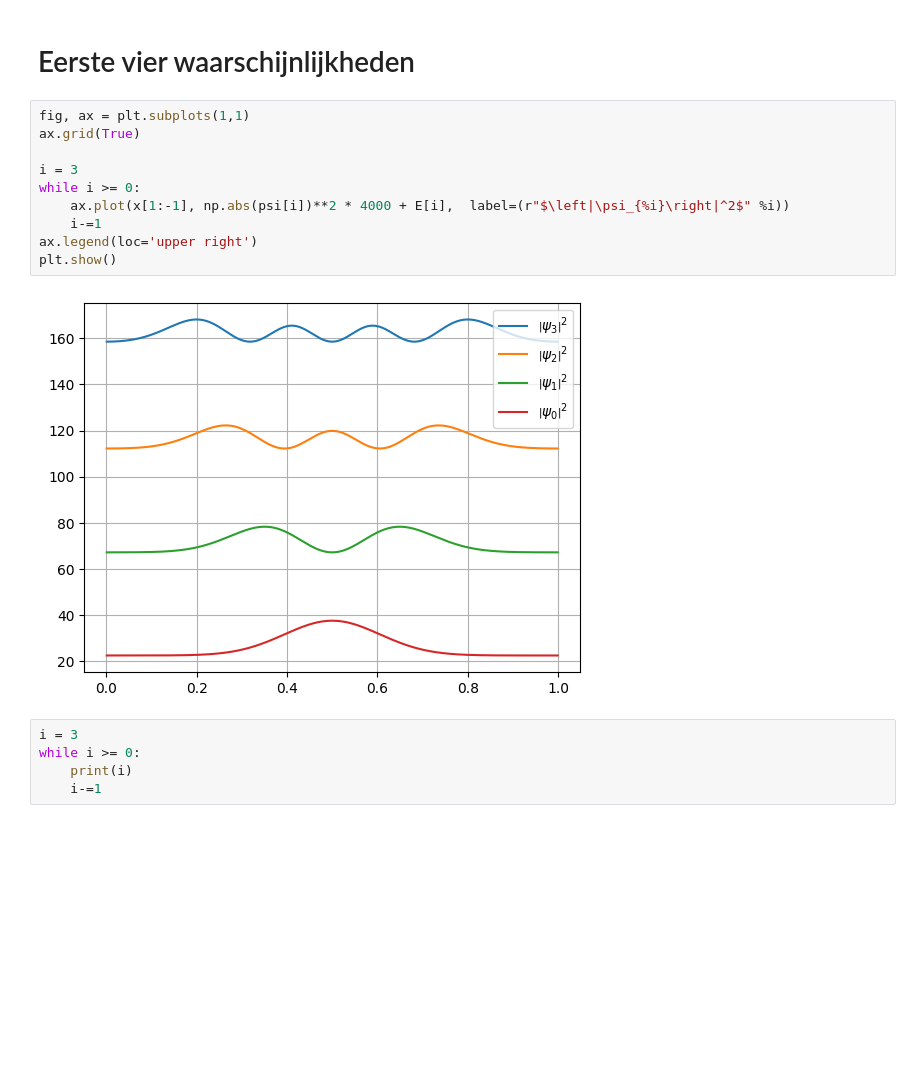
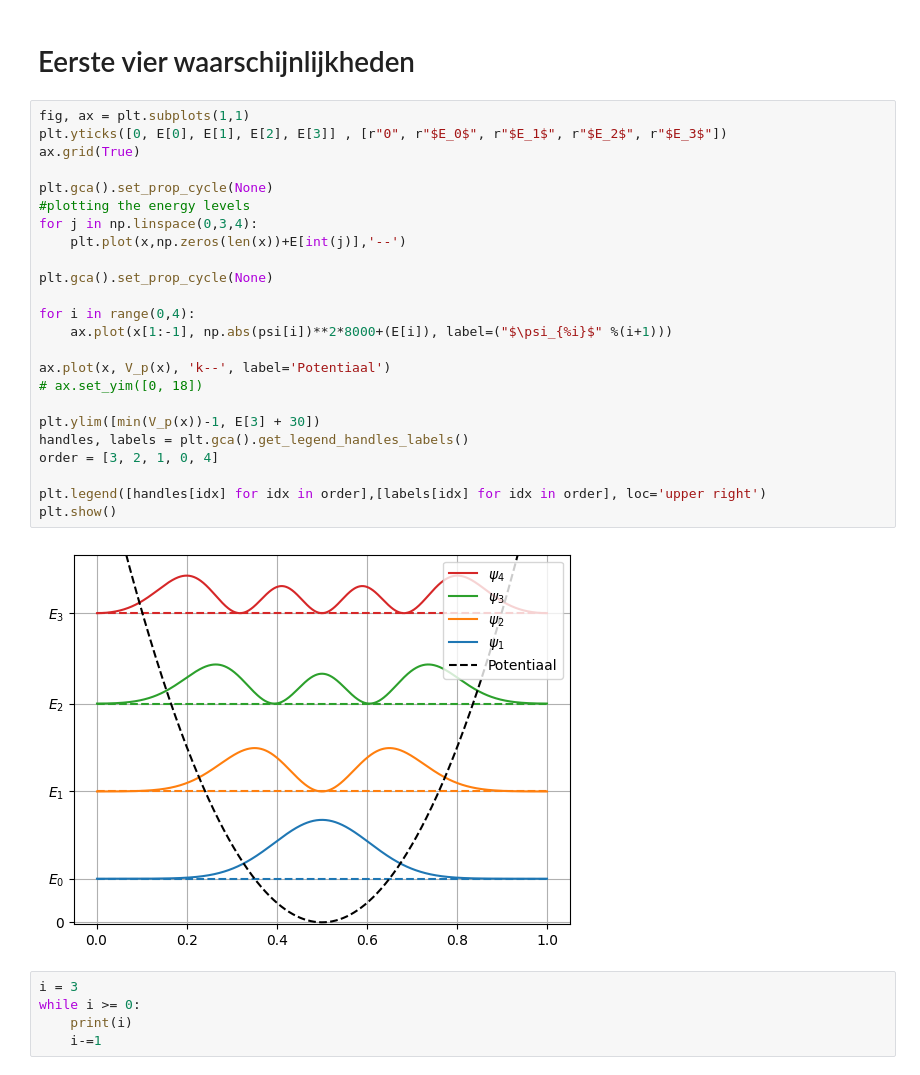
Before and after one commit to R4vante/School, a Jupyter notebook: ASIA/QHO/1D-Schroedinger-QHO.ipynb, the cells around one changed output. Drawn from its saved outputs; the diff is of its cells as text; blank space fills up the shorter version.

```diff
--- a/ASIA/QHO/1D-Schroedinger-QHO.ipynb
+++ b/ASIA/QHO/1D-Schroedinger-QHO.ipynb
@@ -155,17 +162,31 @@ np.max(V_p(x)), E[2]
 # %% [markdown]
 # Eerste vier waarschijnlijkheden
-# %%
-fig, ax = plt.subplots(1,1)
-ax.grid(True)
-
-i = 3
-while i >= 0:
-    ax.plot(x[1:-1], np.abs(psi[i])**2 * 4000 + E[i],  label=(r"$\left|\psi_{%i}\right|^2$" %i))
-    i-=1
-ax.legend(loc='upper right')
-plt.show()
-# %% [output]
-[figure, removed]
+# %%
+fig, ax = plt.subplots(1,1)
+plt.yticks([0, E[0], E[1], E[2], E[3]] , [r"0", r"$E_0$", r"$E_1$", r"$E_2$", r"$E_3$"])
+ax.grid(True)
+
+plt.gca().set_prop_cycle(None)
+#plotting the energy levels
+for j in np.linspace(0,3,4):
+    plt.plot(x,np.zeros(len(x))+E[int(j)],'--')
+
+plt.gca().set_prop_cycle(None)
+
+for i in range(0,4):
+    ax.plot(x[1:-1], np.abs(psi[i])**2*8000+(E[i]), label=("$\psi_{%i}$" %(i+1)))
+
+ax.plot(x, V_p(x), 'k--', label='Potentiaal')
+# ax.set_yim([0, 18])
+
+plt.ylim([min(V_p(x))-1, E[3] + 30])
+handles, labels = plt.gca().get_legend_handles_labels()
+order = [3, 2, 1, 0, 4]
+
+plt.legend([handles[idx] for idx in order],[labels[idx] for idx in order], loc='upper right')
+plt.show()
+# %% [output]
+[figure, added]
 # %%
 i = 3
 while i >= 0:
```
Also changed, not shown: parts of 3 cells of this notebook, 13 other files.
